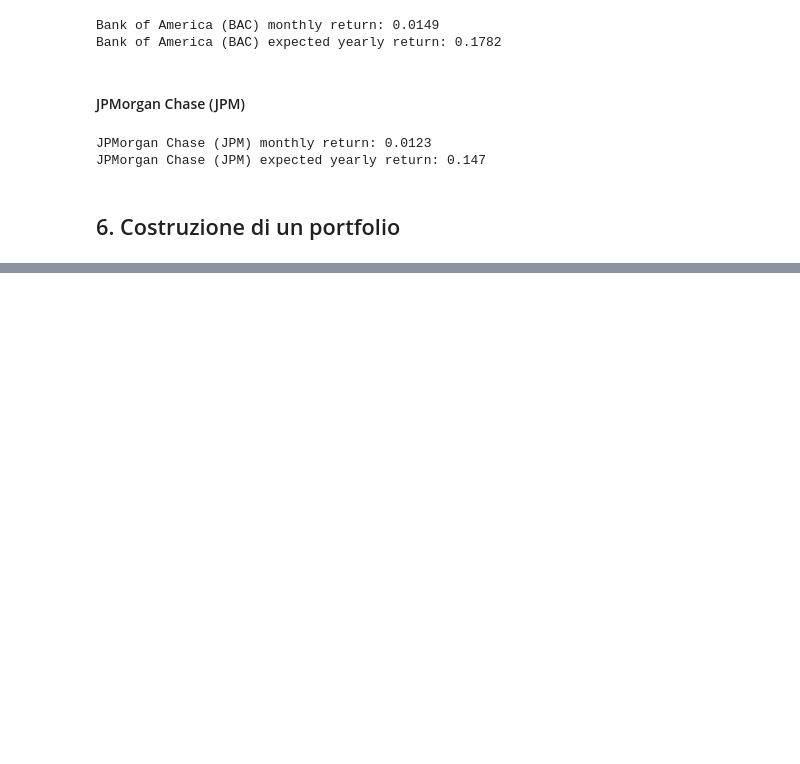
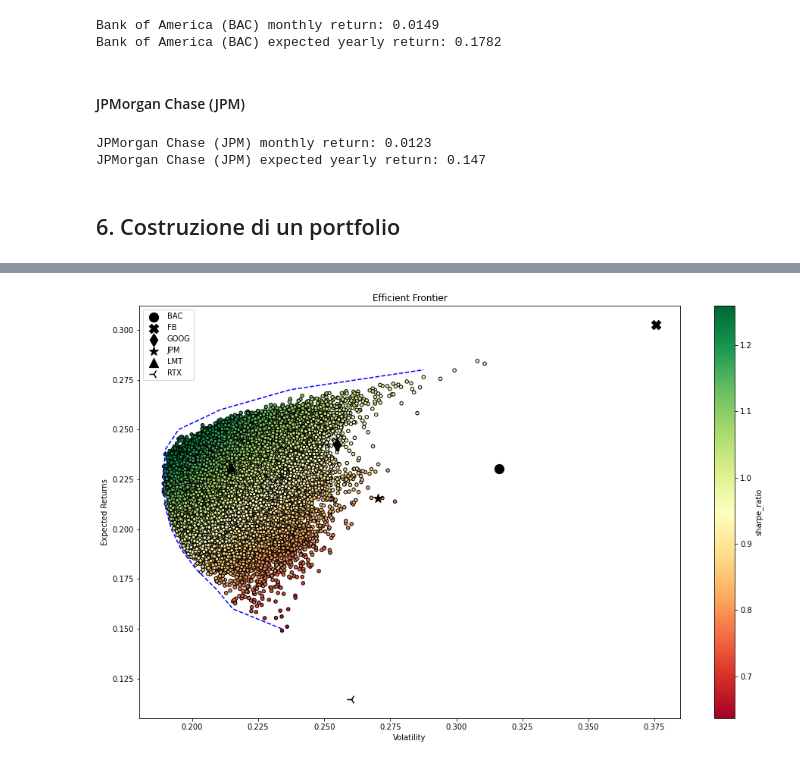
Before and after one commit to tommcamm/BISF-Project, a Jupyter notebook: python/Notebook del progetto.ipynb, the cells around one changed output, grey strips where cells are left out. Drawn from its saved outputs; the diff is of its cells as text; code cells hidden in the pictures; blank space fills up the shorter version.

```diff
--- a/python/Notebook del progetto.ipynb
+++ b/python/Notebook del progetto.ipynb
@@ -2769,0 +2833,88 @@ JPMorgan Chase (JPM) expected yearly return: 0.147
+# %%
+# Parametri
+N_PORTFOLIOS = 10 ** 5
+N_DAYS = 252 # Media di giorni annuali di trading
+RISKY_ASSETS = ['FB', 'GOOG', 'RTX', 'LMT', 'BAC', 'JPM']
+RISKY_ASSETS.sort()
+START_DATE = '2011-11-30'
+END_DATE = '2020-11-30' # utilizziamo i primi 108 mesi di dati
+
+n_assets = len(RISKY_ASSETS)
+
+# Download dei dati da yf
+prices_df = yf.download(RISKY_ASSETS, start=START_DATE,
+                        end=END_DATE, adjusted=True,
+                        progress=False)
+
+# Calcolo della media dei ritorni annuali e la ds
+returns_df = prices_df['Adj Close'].pct_change().dropna()
+avg_returns = returns_df.mean() * N_DAYS
+cov_mat = returns_df.cov() * N_DAYS
+
+# Simulazione random dei pesi sul portfolio
+np.random.seed(42)
+weights = np.random.random(size=(N_PORTFOLIOS, n_assets))
+weights /= np.sum(weights, axis=1)[:, np.newaxis]
+
+# Calcolo delle metrice di portfolio
+portf_rtns = np.dot(weights, avg_returns)
+
+portf_vol = []
+for i in range(0, len(weights)):
+    portf_vol.append(np.sqrt(np.dot(weights[i].T,
+                                    np.dot(cov_mat, weights[i]))))
+
+portf_vol = np.array(portf_vol)
+portf_sharpe_ratio = portf_rtns / portf_vol
+
+# Dataframe con tutti i dati
+portf_results_df = pd.DataFrame({'returns': portf_rtns,
+                                 'volatility': portf_vol,
+                                 'sharpe_ratio': portf_sharpe_ratio})
+
+# Localizzazione della frontiera di efficenza
+N_POINTS = 100
+portf_vol_ef = []
+indices_to_skip = []
+
+portf_rtns_ef = np.linspace(portf_results_df.returns.min(),
+                            portf_results_df.returns.max(),
+                            N_POINTS)
+portf_rtns_ef = np.round(portf_rtns_ef, 2)
+portf_rtns = np.round(portf_rtns, 2)
+
+for point_index in range(N_POINTS):
+    if portf_rtns_ef[point_index] not in portf_rtns:
+        indices_to_skip.append(point_index)
+        continue
+    matched_ind = np.where(portf_rtns == portf_rtns_ef[point_index])
+    portf_vol_ef.append(np.min(portf_vol[matched_ind]))
+
+portf_rtns_ef = np.delete(portf_rtns_ef, indices_to_skip)
+
+# Plot della frontiera di efficienza
+MARKS = ['o', 'X', 'd', '*', '^', '3']
+
+fig, ax = plt.subplots()
+portf_results_df.plot(kind='scatter', x='volatility',
+                      y='returns', c='sharpe_ratio',
+                      cmap='RdYlGn', edgecolors='black',
+                      ax=ax)
+
+ax.set(xlabel='Volatility',
+       ylabel='Expected Returns',
+       title='Efficient Frontier')
+ax.plot(portf_vol_ef, portf_rtns_ef, 'b--')
+for asset_index in range(n_assets):
+    ax.scatter(x=np.sqrt(cov_mat.iloc[asset_index, asset_index]),
+               y=avg_returns[asset_index],
+               marker=MARKS[asset_index],
+               s=150,
+               color='black',
+               label=RISKY_ASSETS[asset_index])
+
+fig.set_size_inches(16, 10)
+
+ax.legend()
+plt.show()
+# %% [output]
@@ -2769,0 +2923 @@ JPMorgan Chase (JPM) expected yearly return: 0.147
+[figure, added]
```
Also changed, not shown: parts of 37 cells of this notebook, 3 other files.
